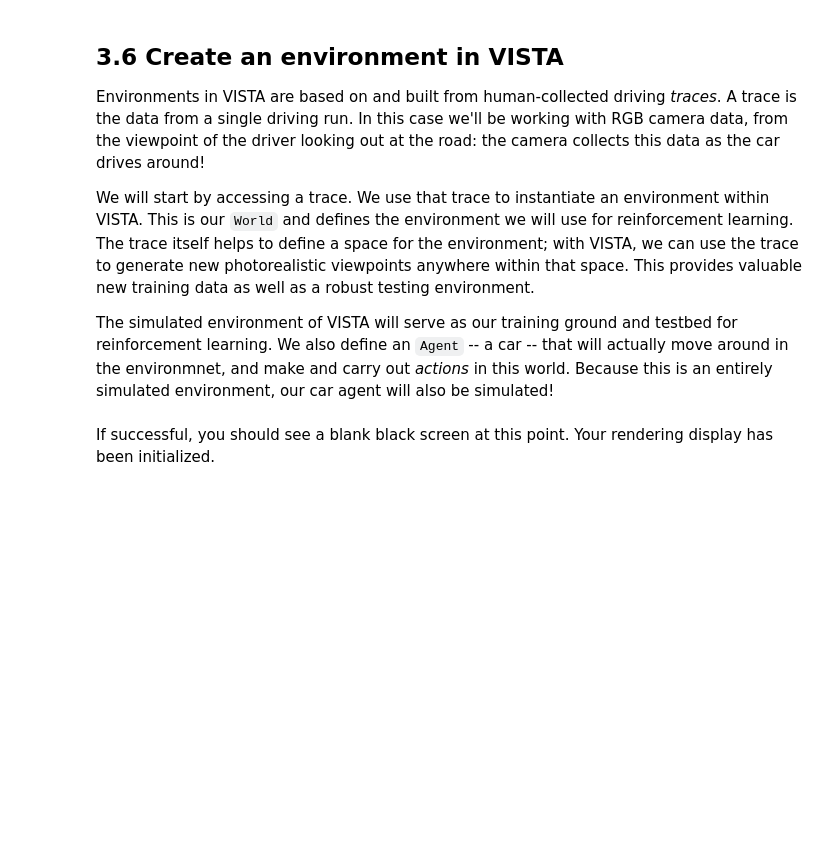
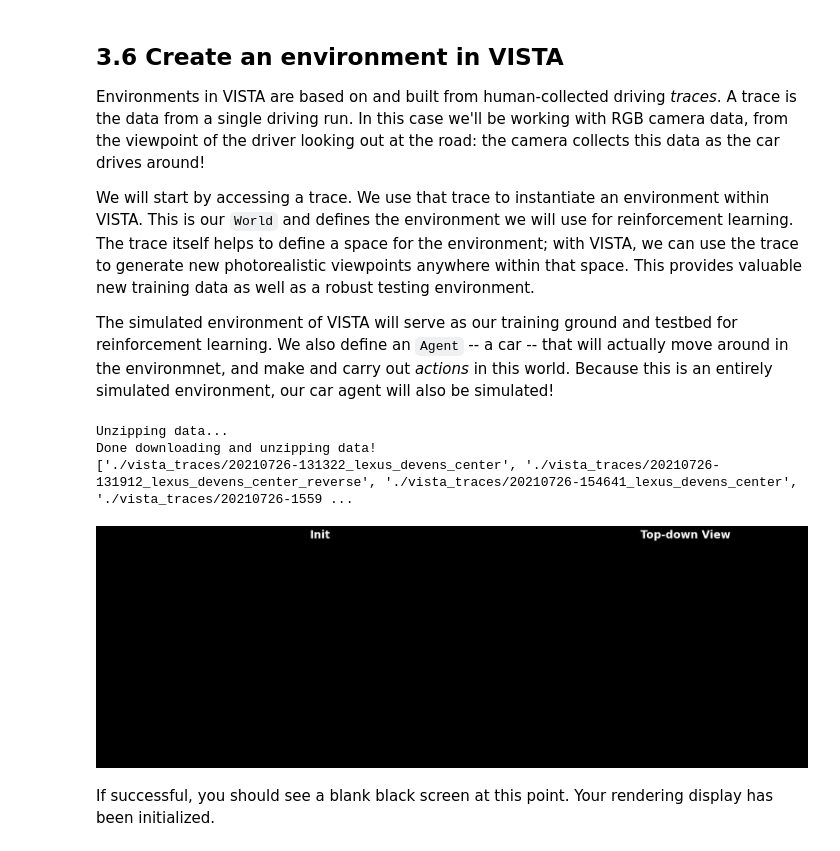
Before and after one commit to Hewhoipia/Deep_Learning_Introduction, a Jupyter notebook: Lab3/RL_Self_Driving.ipynb, the cells around one changed output. Drawn from its saved outputs; the diff is of its cells as text; code cells hidden in the pictures; blank space fills up the shorter version.

```diff
--- a/Lab3/RL_Self_Driving.ipynb
+++ b/Lab3/RL_Self_Driving.ipynb
@@ -401,42 +397,55 @@ The simulated environment of VISTA will serve as our training ground and testbed
 print("Unzipping data...")
 !unzip -o -q vista_traces.zip
 print("Done downloading and unzipping data!")
+np.int = int # alias np.int to int
 
 trace_root = "./vista_traces"
 trace_path = [
+    "20210726-131322_lexus_devens_center",
+    "20210726-131912_lexus_devens_center_reverse",
     "20210726-154641_lexus_devens_center",
     "20210726-155941_lexus_devens_center_reverse",
     "20210726-184624_lexus_devens_center",
     "20210726-184956_lexus_devens_center_reverse",
 ]
 trace_path = [os.path.join(trace_root, p) for p in trace_path]
+print (trace_path)
 
 # Create a virtual world with VISTA, the world is defined by a series of data traces
 world = vista.World(trace_path, trace_config={'road_width': 4})
 
 # Create a car in our virtual world. The car will be able to step and take different
 #   control actions. As the car moves, its sensors will simulate any changes it environment
 car = world.spawn_agent(
     config={
         'length': 5.,
         'width': 2.,
         'wheel_base': 2.78,
         'steering_ratio': 14.7,
         'lookahead_road': True
     })
 
 # Create a camera on the car for synthesizing the sensor data that we can use to train with!
-camera = car.spawn_camera(config={'size': (200, 320)})
+camera_config = {'name': 'camera_front',
+                 'rig_path': './RIG.xml',
+                 'size': (200, 320)}
+camera = car.spawn_camera(camera_config)
 
 # Define a rendering display so we can visualize the simulated car camera stream and also
 #   get see its physical location with respect to the road in its environment.
 display = vista.Display(world, display_config={"gui_scale": 2, "vis_full_frame": False})
 
 # Define a simple helper function that allows us to reset VISTA and the rendering display
 def vista_reset():
     world.reset()
+    car.reset(trace_index=0, segment_index=0, frame_index=0)
     display.reset()
 vista_reset()
+# %% [output]
+Unzipping data...
+Done downloading and unzipping data!
+['./vista_traces/20210726-131322_lexus_devens_center', './vista_traces/20210726-131912_lexus_devens_center_reverse', './vista_traces/20210726-154641_lexus_devens_center', './vista_traces/20210726-1559 ...
+[figure, added]
 # %% [markdown]
 If successful, you should see a blank black screen at this point. Your rendering display has  been initialized.
 # %% [markdown]
```
Also changed, not shown: parts of 6 cells of this notebook.
